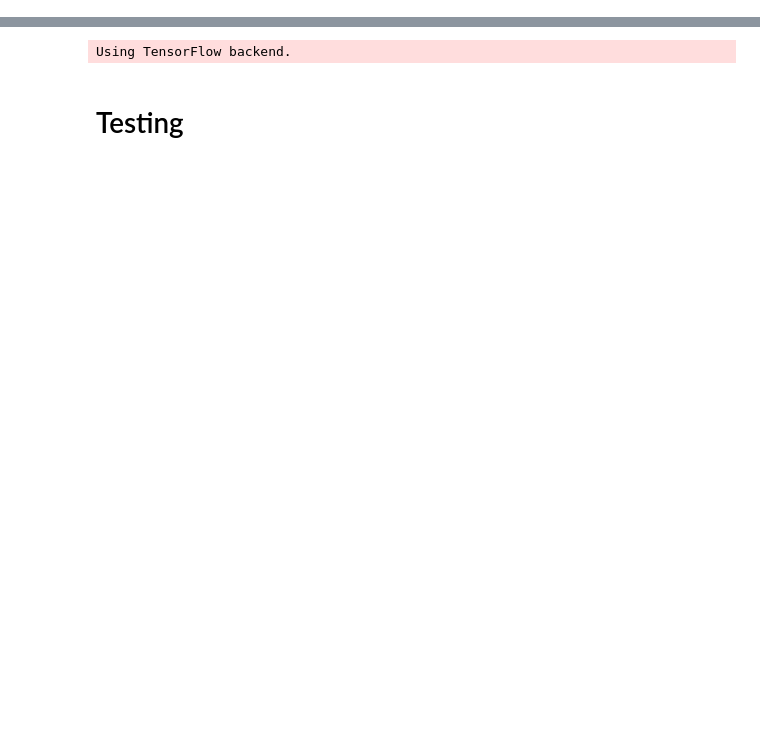
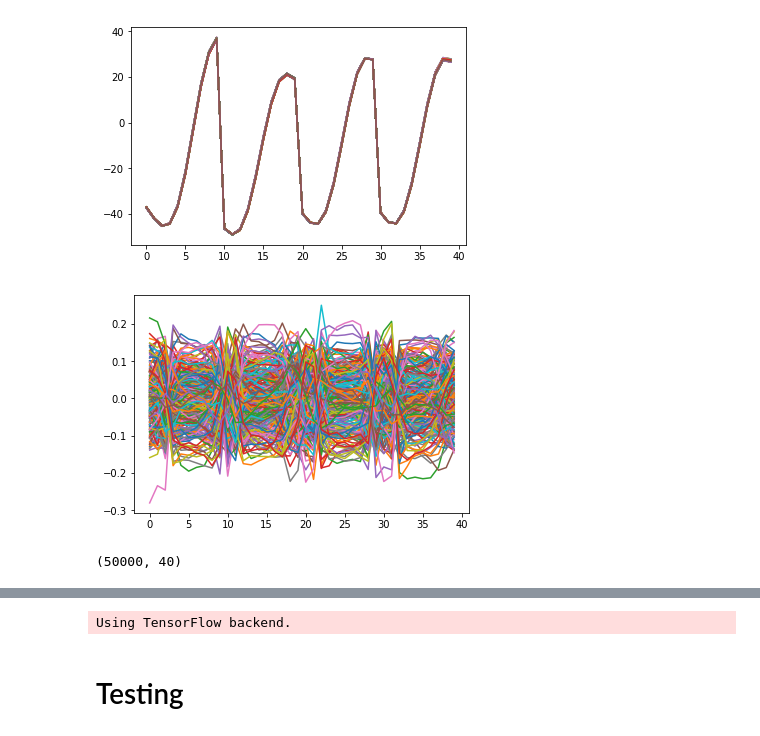
Before and after one commit to luvf/Side_channel_challenge, a Jupyter notebook: FeatureSelection.ipynb, the cells around one changed output, grey strips where cells are left out. Saved outputs shown, nothing was run; the diff lists cells and outputs as text; code cells hidden in the pictures; blank space fills up the shorter version.

```diff
--- a/FeatureSelection.ipynb
+++ b/FeatureSelection.ipynb
@@ -23,0 +152,13 @@ class FeatureExtractor():
+# %%
+z_means = get_mean_vectors(z, y)
+z_means_scaled = get_mean_vectors(z_scaled, y)
+# %%
+for j in range(256):
+    plt.plot([i for i in range(40)], z_means[j,:])
+plt.show()
+for j in range(256):
+    plt.plot([i for i in range(40)], z_means_scaled[j,:])
+plt.show()
+# %% [output]
+[figure, added]
+[figure, added]
@@ -23,0 +167,4 @@ class FeatureExtractor():
+# %%
+z.shape
+# %% [output]
+(50000, 40)
```
Also changed, not shown: parts of 40 cells of this notebook, 1 other file.
